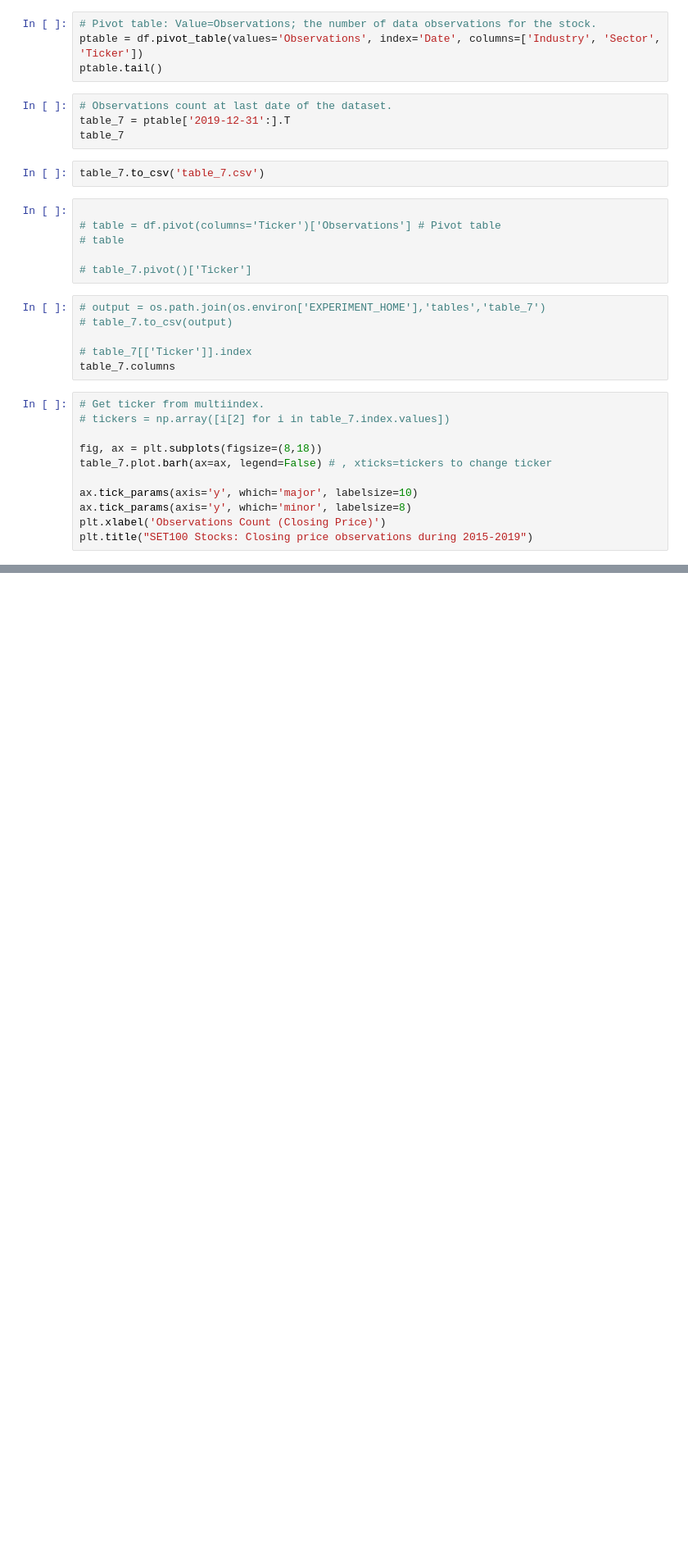
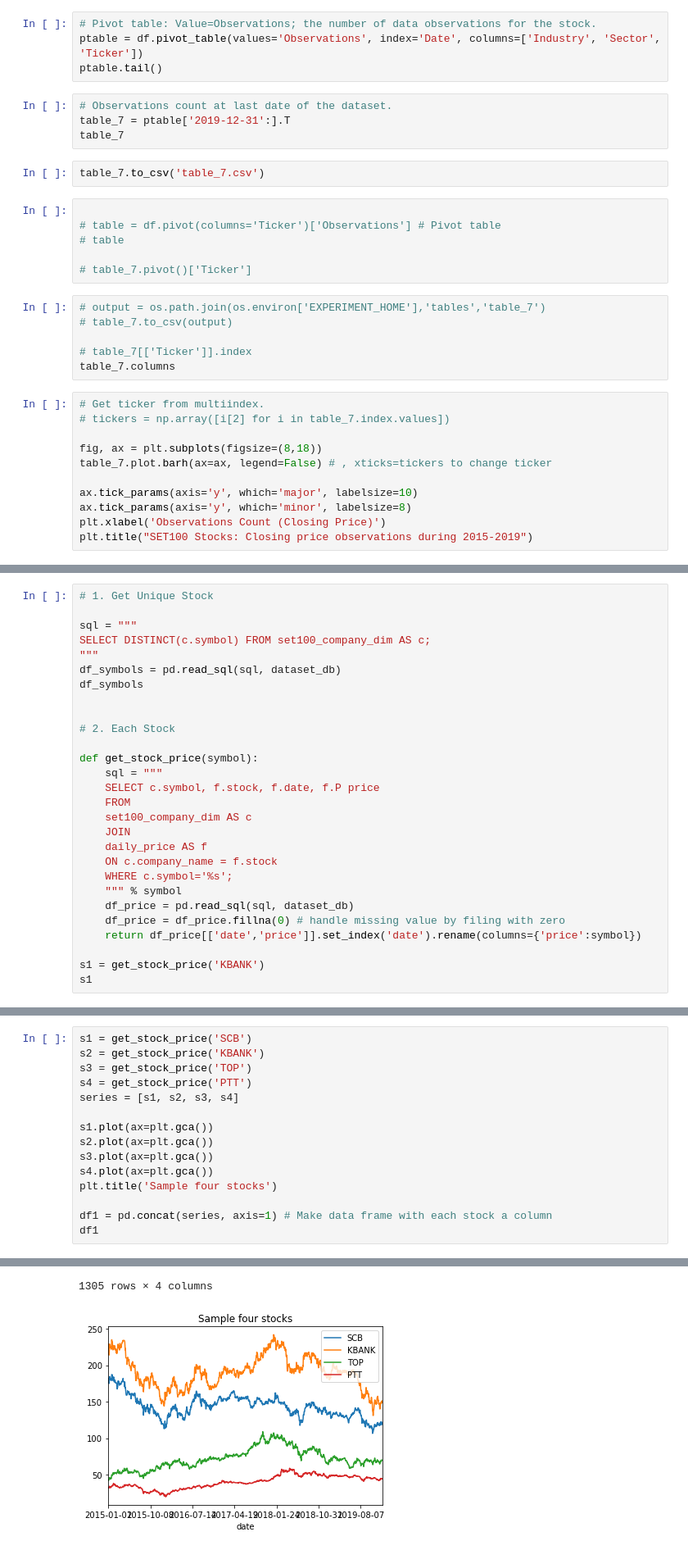
Before and after one commit to chayapan/thesis, a Jupyter notebook: 1.0 Data Acquisition/Report_ResearchData.ipynb, the cells around one changed output, grey strips where cells are left out. Shown: that part at 82% size. Saved outputs shown, nothing was run; the diff lists cells and outputs as text; blank space fills up the shorter version.

Commit message:
Data set for hypothesis testing.

```diff
--- a/1.0 Data Acquisition/Report_ResearchData.ipynb
+++ b/1.0 Data Acquisition/Report_ResearchData.ipynb
@@ -171,0 +481,28 @@ plt.title("SET100 Stocks: Closing price observations during 2015-2019")
+# %%
+# 1. Get Unique Stock
+
+sql = """
+SELECT DISTINCT(c.symbol) FROM set100_company_dim AS c;
+"""
+df_symbols = pd.read_sql(sql, dataset_db)
+df_symbols
+
+
+# 2. Each Stock
+
+def get_stock_price(symbol):
+    sql = """
+    SELECT c.symbol, f.stock, f.date, f.P price
+    FROM
+    set100_company_dim AS c
+    JOIN
+    daily_price AS f
+    ON c.company_name = f.stock
+    WHERE c.symbol='%s';
+    """ % symbol
+    df_price = pd.read_sql(sql, dataset_db)
+    df_price = df_price.fillna(0) # handle missing value by filing with zero
+    return df_price[['date','price']].set_index('date').rename(columns={'price':symbol})
+
+s1 = get_stock_price('KBANK')
+s1
@@ -171,0 +511,16 @@ plt.title("SET100 Stocks: Closing price observations during 2015-2019")
+# %%
+s1 = get_stock_price('SCB')
+s2 = get_stock_price('KBANK')
+s3 = get_stock_price('TOP')
+s4 = get_stock_price('PTT')
+series = [s1, s2, s3, s4]
+
+s1.plot(ax=plt.gca())
+s2.plot(ax=plt.gca())
+s3.plot(ax=plt.gca())
+s4.plot(ax=plt.gca())
+plt.title('Sample four stocks')
+
+df1 = pd.concat(series, axis=1) # Make data frame with each stock a column
+df1
+# %% [output]
@@ -171,0 +540,2 @@ plt.title("SET100 Stocks: Closing price observations during 2015-2019")
+1305 rows × 4 columns
+[figure, added]
```
Also changed, not shown: parts of 38 cells of this notebook, 4 other files.
